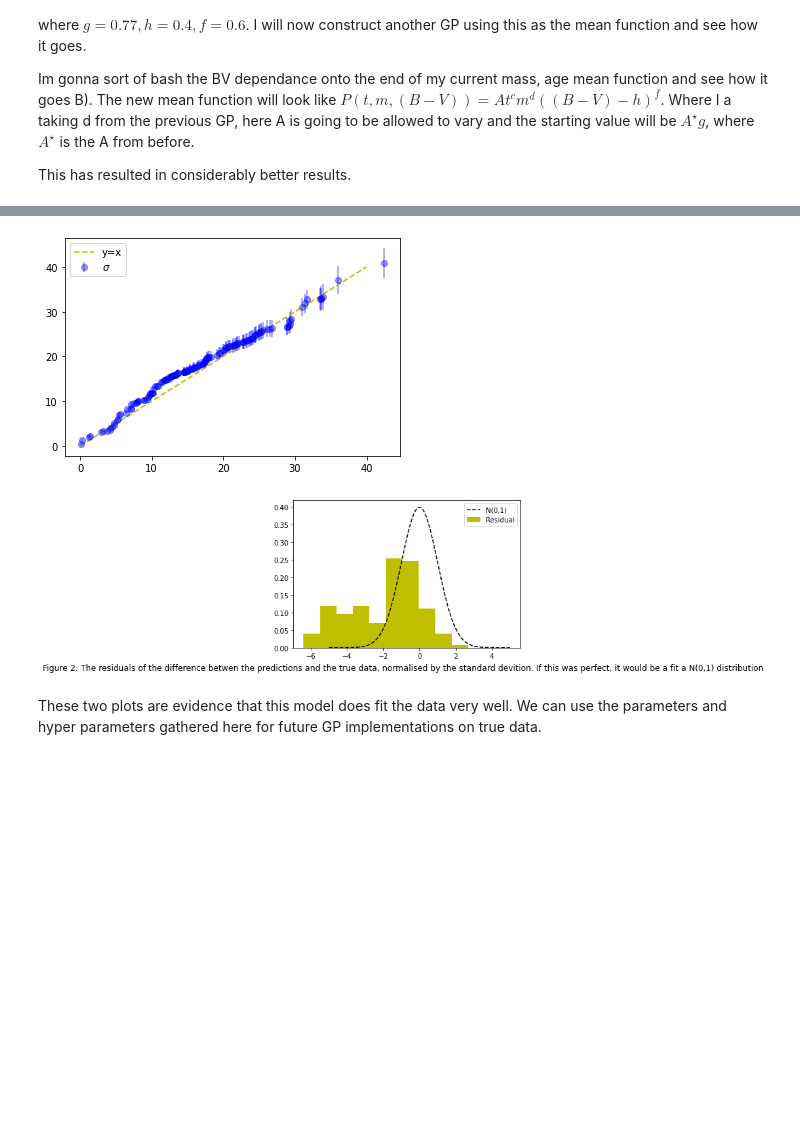
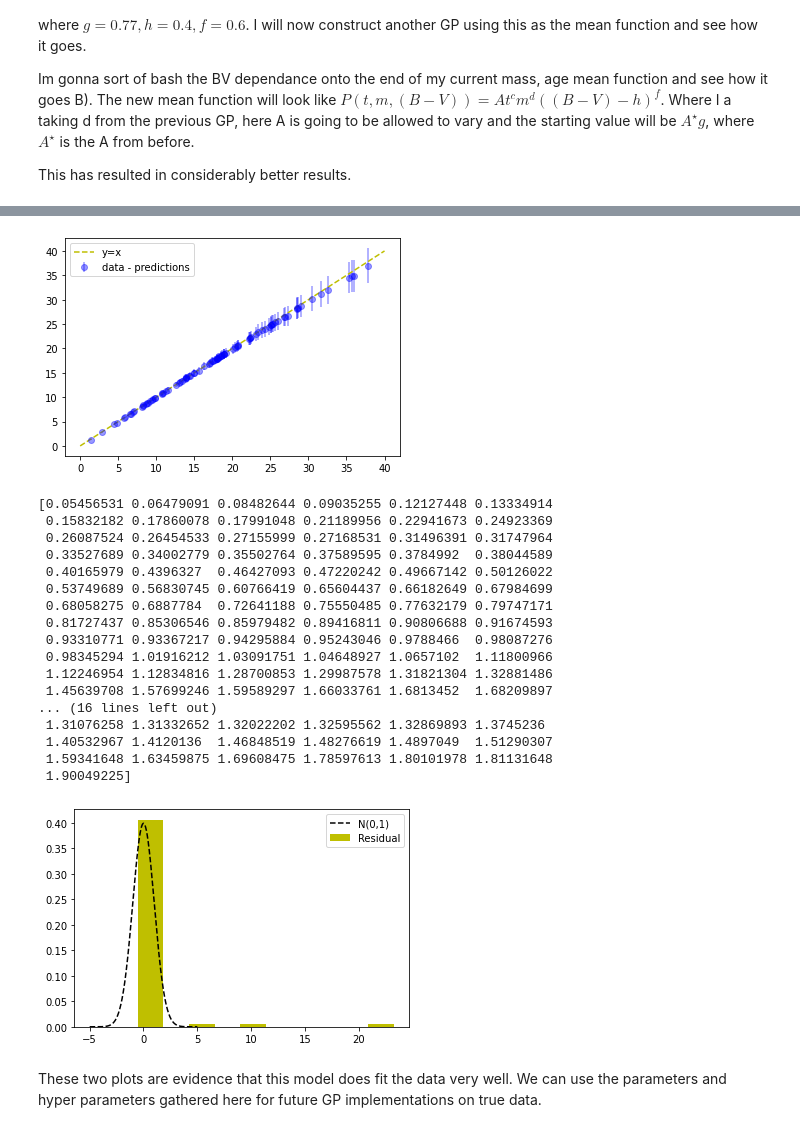
Before and after one commit to ni-phy/year4-project, a Jupyter notebook: Henry/3d_fitting.ipynb, the cells around one changed output, grey strips where cells are left out. Cells and saved outputs as stored; diff of their text form; code cells hidden in the pictures; blank space fills up the shorter version.

```diff
--- a/Henry/3d_fitting.ipynb
+++ b/Henry/3d_fitting.ipynb
@@ -255,19 +278,33 @@ h = h
 f = np.mean(trace['f_'])
 
 mean = mean_fn(X_pred[:,0], X_pred[:,1], A, c ,h,f)
+
 fit = (np.mean(pred_samples['f_pred'],axis=0))
 
 
 mu = fit + mean
+var = (np.var(pred_samples['f_pred'], axis=0))
 
-print(pred_samples['f_pred'].shape)
-sd = np.std(pred_samples['f_pred'],axis=0)
+
+
+
+
+
+
+
+age_fit_err = [trace.get_values(Age_true)[:,i].std() for i in range(trace.get_values(Age_true).shape[1])]
+bv_fit_err = [trace.get_values(BV_true)[:,i].std() for i in range(trace.get_values(BV_true).shape[1])]
+
+
 
 plt.errorbar(Prot, Age, yerr=Age_err, xerr=Prot_err, fmt='o', label='data')
+plt.errorbar(mu, X[:,0], xerr=np.sqrt(var), yerr=age_fit_err, fmt='o', label='fitted')
+plt.legend()
+plt.show()
 
 
-plt.errorbar(mu, X_pred[:,0], yerr=sd, fmt='o', label='fitted')
+plt.errorbar(Prot, BV, yerr=BV_err, xerr=Prot_err, fmt='o', label='data')
+plt.errorbar(mu, X[:,1],xerr=np.sqrt(var), yerr=bv_fit_err, fmt='o', label='fitted')
 plt.legend()
 plt.show()
-#x.scatter(X_pred[:,0], X_pred[:,1], s=300, c=np.mean(pred_samples['f_pred'],axis=0)
 # %% [output]
@@ -276,29 +313,56 @@ plt.show()
 # %%
+vals = np.sort([mu, var, Prot_short], axis=1)
+
 plt.plot([0, 40], [0, 40], linestyle='--', label='y=x', color='y')
-vals = np.sort([mu, sd], axis=1)
-plt.errorbar(np.sort(Prot_short), vals[0,:], yerr=vals[1,:], fmt='o', label=r'$\sigma$', color='b', alpha=0.4)
-
+plt.errorbar(np.sort(Prot_short), vals[0,:], yerr=vals[1,:], fmt='o', label=r'data - predictions', color='b', alpha=0.4)
+plt.savefig("R0_2.png")
+files.download("R0_2.png")
 plt.legend()
 plt.show()
 
-Z = (np.sort(Prot_short) - vals[0, :])/(vals[1, :])
+
+print(vals[1,:])
+print(np.sort(sd))
+var = (np.var(pred_samples['f_pred'], axis=0))
+
+Z = (vals[2,:] - vals[0, :])/(vals[1,:]**2)
 
 
-
+print()
 x = np.linspace(-5,5, 1000)
 f = 1/np.sqrt(2 * np.pi) * np.exp(-1/2 * x**2) #N(0,1) to compare with Z
 
 plt.hist(Z, density=True, label='Residual', color='y')
 
 plt.plot(x,f, label='N(0,1)', color='k', linestyle='--')
 txt="Figure 2: The residuals of the difference betwen the predictions and the true data, normalised by the standard devition. If this was perfect, it would be a fit a N(0,1) distribution"
-plt.figtext(0.5, 0.01, txt, wrap=True, horizontalalignment='center', fontsize=12)
+#plt.figtext(0.5, 0.01, txt, wrap=True, horizontalalignment='center', fontsize=12)
 
 plt.legend()
+
+plt.savefig("H0_2.png")
+files.download("H0_2.png")
 plt.show()
 # %% [output]
-[figure, old version]
+[figure, new version]
+[0.05456531 0.06479091 0.08482644 0.09035255 0.12127448 0.13334914
+ 0.15832182 0.17860078 0.17991048 0.21189956 0.22941673 0.24923369
+ 0.26087524 0.26454533 0.27155999 0.27168531 0.31496391 0.31747964
+ 0.33527689 0.34002779 0.35502764 0.37589595 0.3784992  0.38044589
+ 0.40165979 0.4396327  0.46427093 0.47220242 0.49667142 0.50126022
+ 0.53749689 0.56830745 0.60766419 0.65604437 0.66182649 0.67984699
+ 0.68058275 0.6887784  0.72641188 0.75550485 0.77632179 0.79747171
+ 0.81727437 0.85306546 0.85979482 0.89416811 0.90806688 0.91674593
+ 0.93310771 0.93367217 0.94295884 0.95243046 0.9788466  0.98087276
+ 0.98345294 1.01916212 1.03091751 1.04648927 1.0657102  1.11800966
+ 1.12246954 1.12834816 1.28700853 1.29987578 1.31821304 1.32881486
+ 1.45639708 1.57699246 1.59589297 1.66033761 1.6813452  1.68209897
+... (16 lines left out)
+ 1.31076258 1.31332652 1.32022202 1.32595562 1.32869893 1.3745236
+ 1.40532967 1.4120136  1.46848519 1.48276619 1.4897049  1.51290307
+ 1.59341648 1.63459875 1.69608475 1.78597613 1.80101978 1.81131648
+ 1.90049225]
-[figure, old version]
+[figure, new version]
 # %% [markdown]
 These two plots are evidence that this model does fit the data very well. We can use the parameters and hyper parameters gathered here for future GP implementations on true data.
 # %% [markdown]
```
Also changed, not shown: parts of 11 cells of this notebook.
